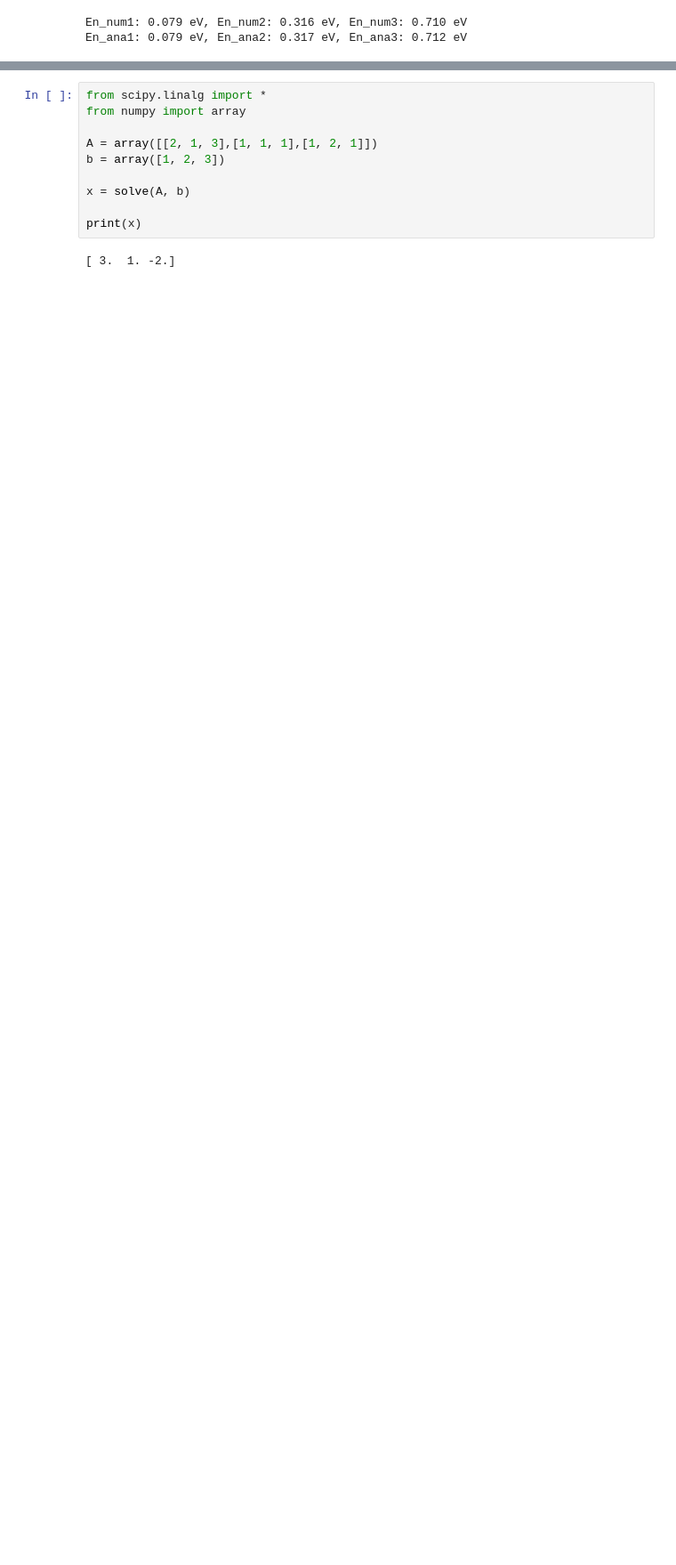
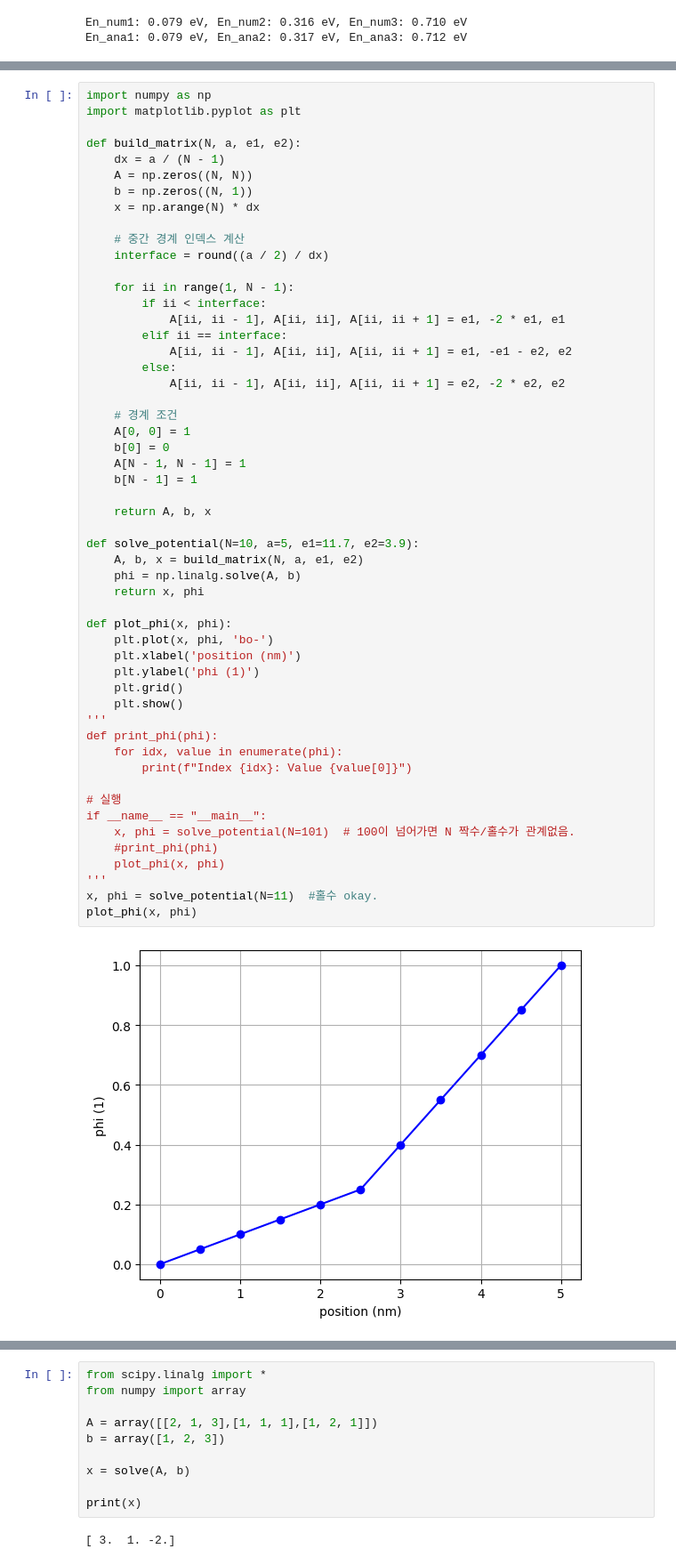
Before and after one commit to Shinchul-Park/Physics_mosfet_Hong, a Jupyter notebook: 02_infinite potential well2.ipynb, the cells around one changed output, grey strips where cells are left out. Shown: that part at 89% size. Saved outputs shown, nothing was run; the diff lists cells and outputs as text; blank space fills up the shorter version.

```diff
--- a/02_infinite potential well2.ipynb
+++ b/02_infinite potential well2.ipynb
@@ -228,0 +411,55 @@ En_ana1: 0.079 eV, En_ana2: 0.317 eV, En_ana3: 0.712 eV
+# %%
+import numpy as np
+import matplotlib.pyplot as plt
+
+def build_matrix(N, a, e1, e2):
+    dx = a / (N - 1)
+    A = np.zeros((N, N))
+    b = np.zeros((N, 1))
+    x = np.arange(N) * dx
+
+    # 중간 경계 인덱스 계산
+    interface = round((a / 2) / dx)
+
+    for ii in range(1, N - 1):
+        if ii < interface:
+            A[ii, ii - 1], A[ii, ii], A[ii, ii + 1] = e1, -2 * e1, e1
+        elif ii == interface:
+            A[ii, ii - 1], A[ii, ii], A[ii, ii + 1] = e1, -e1 - e2, e2
+        else:
+            A[ii, ii - 1], A[ii, ii], A[ii, ii + 1] = e2, -2 * e2, e2
+
+    # 경계 조건
+    A[0, 0] = 1
+    b[0] = 0
+    A[N - 1, N - 1] = 1
+    b[N - 1] = 1
+
+    return A, b, x
+
+def solve_potential(N=10, a=5, e1=11.7, e2=3.9):
+    A, b, x = build_matrix(N, a, e1, e2)
+    phi = np.linalg.solve(A, b)
+    return x, phi
+
+def plot_phi(x, phi):
+    plt.plot(x, phi, 'bo-')
+    plt.xlabel('position (nm)')
+    plt.ylabel('phi (1)')
+    plt.grid()
+    plt.show()
+'''
+def print_phi(phi):
+    for idx, value in enumerate(phi):
+        print(f"Index {idx}: Value {value[0]}")
+
+# 실행
+if __name__ == "__main__":
+    x, phi = solve_potential(N=101)  # 100이 넘어가면 N 짝수/홀수가 관계없음.
+    #print_phi(phi)
+    plot_phi(x, phi)
+'''
+x, phi = solve_potential(N=11)  #홀수 okay.
+plot_phi(x, phi)
+# %% [output]
+[figure, added]
```
Also changed, not shown: parts of 13 cells of this notebook, 5 other files.
